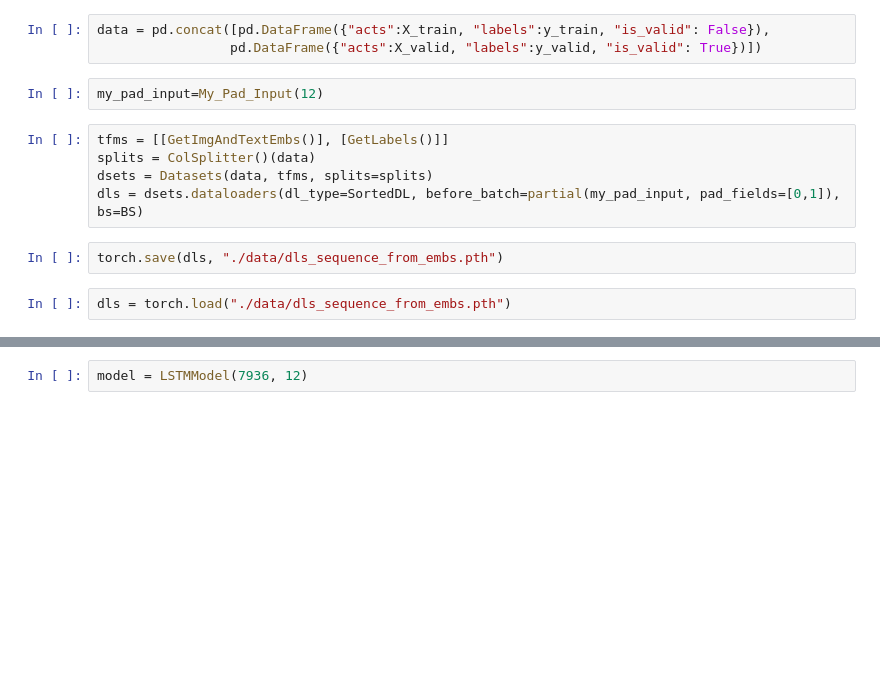
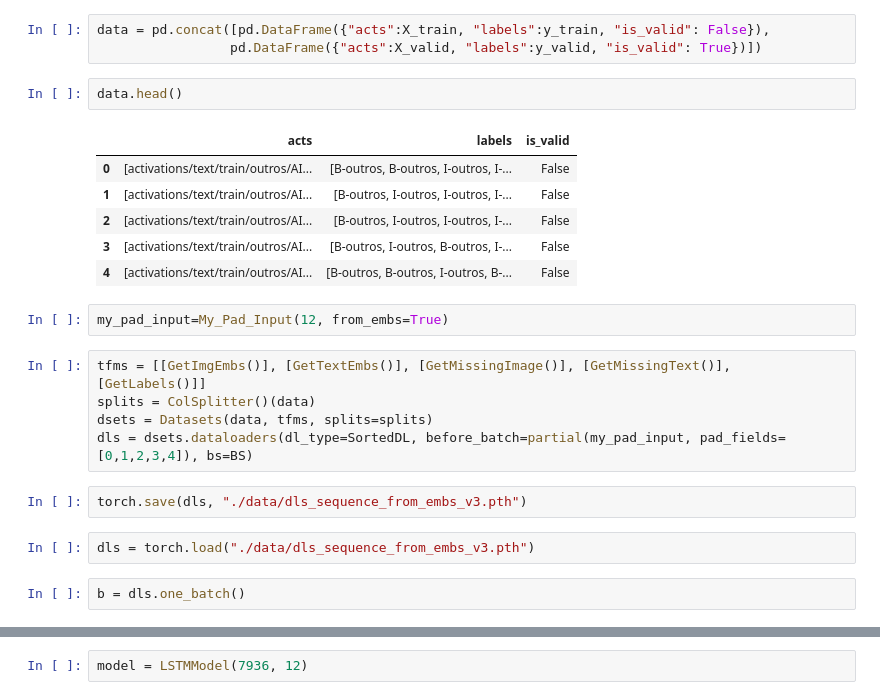
Before and after one commit to peluz/victor-visual-text, a Jupyter notebook: sequence_clf_from_embs.ipynb, the cells around one changed output, grey strips where cells are left out. Cells and saved outputs as stored; diff of their text form; blank space fills up the shorter version.

```diff
--- a/sequence_clf_from_embs.ipynb
+++ b/sequence_clf_from_embs.ipynb
@@ -48,14 +57,25 @@ X_test, y_test = get_sequences(test_data)
 # %%
 data = pd.concat([pd.DataFrame({"acts":X_train, "labels":y_train, "is_valid": False}),
                  pd.DataFrame({"acts":X_valid, "labels":y_valid, "is_valid": True})])
+# %%
+data.head()
+# %% [output]
+|  | acts | labels | is_valid |
+| 0 | [activations/text/train/outros/AI... | [B-outros, B-outros, I-outros, I-... | False |
+| 1 | [activations/text/train/outros/AI... | [B-outros, I-outros, I-outros, I-... | False |
+| 2 | [activations/text/train/outros/AI... | [B-outros, I-outros, I-outros, I-... | False |
+| 3 | [activations/text/train/outros/AI... | [B-outros, I-outros, B-outros, I-... | False |
+| 4 | [activations/text/train/outros/AI... | [B-outros, B-outros, I-outros, B-... | False |
 # %%
-my_pad_input=My_Pad_Input(12)
+my_pad_input=My_Pad_Input(12, from_embs=True)
 # %%
-tfms = [[GetImgAndTextEmbs()], [GetLabels()]]
+tfms = [[GetImgEmbs()], [GetTextEmbs()], [GetMissingImage()], [GetMissingText()], [GetLabels()]]
 splits = ColSplitter()(data)
 dsets = Datasets(data, tfms, splits=splits)
-dls = dsets.dataloaders(dl_type=SortedDL, before_batch=partial(my_pad_input, pad_fields=[0,1]), bs=BS)
+dls = dsets.dataloaders(dl_type=SortedDL, before_batch=partial(my_pad_input, pad_fields=[0,1,2,3,4]), bs=BS)
 # %%
-torch.save(dls, "./data/dls_sequence_from_embs.pth")
+torch.save(dls, "./data/dls_sequence_from_embs_v3.pth")
 # %%
-dls = torch.load("./data/dls_sequence_from_embs.pth")
+dls = torch.load("./data/dls_sequence_from_embs_v3.pth")
+# %%
+b = dls.one_batch()
```
Also changed, not shown: parts of 34 cells of this notebook, 4 other files.
